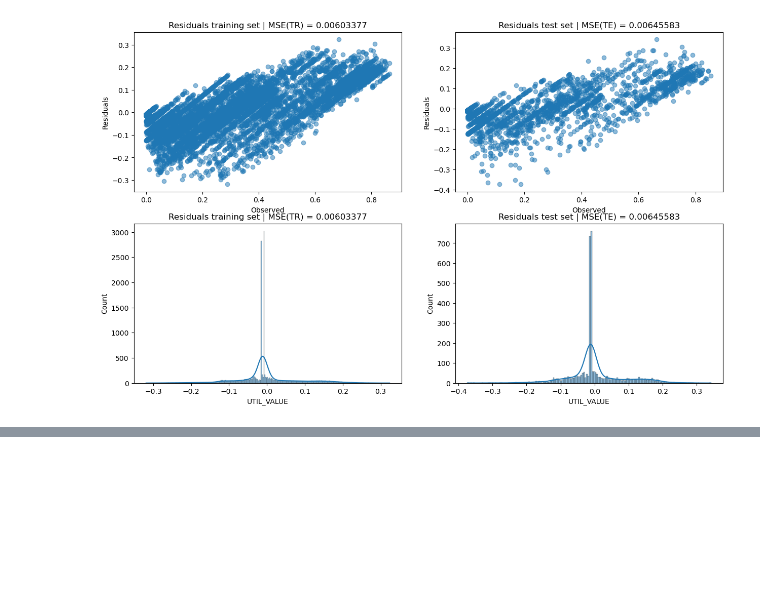
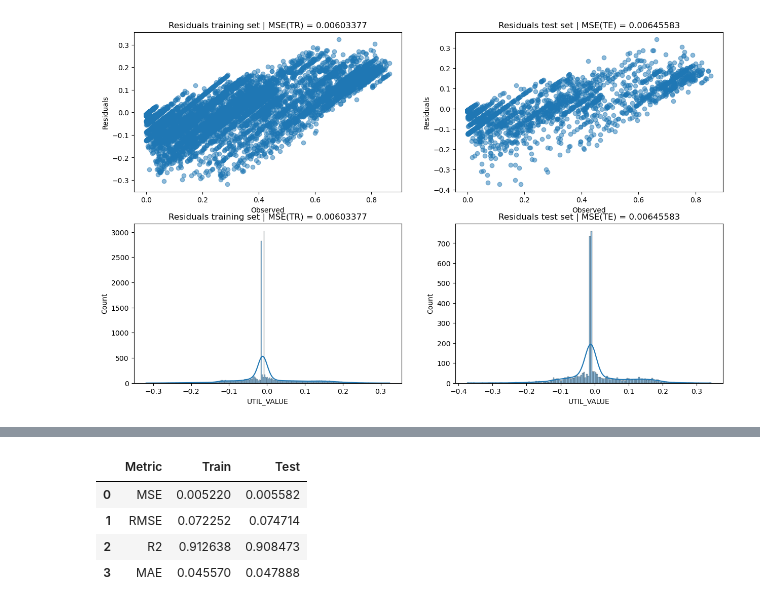
Before and after one commit to elena-cabrera/ensemble-solar, a Jupyter notebook: Boosting.ipynb, the cells around one changed output, grey strips where cells are left out. Saved outputs shown, nothing was run; the diff lists cells and outputs as text; code cells hidden in the pictures; blank space fills up the shorter version.

```diff
--- a/Boosting.ipynb
+++ b/Boosting.ipynb
@@ -167,0 +226,30 @@ plt.show()
+# %%
+## Evaluate performance of the Gradient Boosting model
+
+# Mean Squared Error
+mse_train_gb = metrics.mean_squared_error(y_train, y_train_pred_gb)
+mse_test_gb = metrics.mean_squared_error(y_test, y_test_pred_gb)
+
+# Root Mean Squared Error
+rmse_train_gb = np.sqrt(mse_train_gb)
+rmse_test_gb = np.sqrt(mse_test_gb)
+
+# R2
+r2_train_gb = metrics.r2_score(y_train, y_train_pred_gb)
+r2_test_gb = metrics.r2_score(y_test, y_test_pred_gb)
+
+# Mean Absolute Error
+mae_train_gb = metrics.mean_absolute_error(y_train, y_train_pred_gb)
+mae_test_gb = metrics.mean_absolute_error(y_test, y_test_pred_gb)
+
+# Dataframe with results
+results_gb = pd.DataFrame({'Metric': ['MSE', 'RMSE', 'R2', 'MAE'],
+                        'Train': [mse_train_gb, rmse_train_gb, r2_train_gb, mae_train_gb],
+                        'Test': [mse_test_gb, rmse_test_gb, r2_test_gb, mae_test_gb]})
+results_gb
+# %% [output]
+|  | Metric | Train | Test |
+| 0 | MSE | 0.005220 | 0.005582 |
+| 1 | RMSE | 0.072252 | 0.074714 |
+| 2 | R2 | 0.912638 | 0.908473 |
+| 3 | MAE | 0.045570 | 0.047888 |
```
Also changed, not shown: parts of 11 cells of this notebook.
